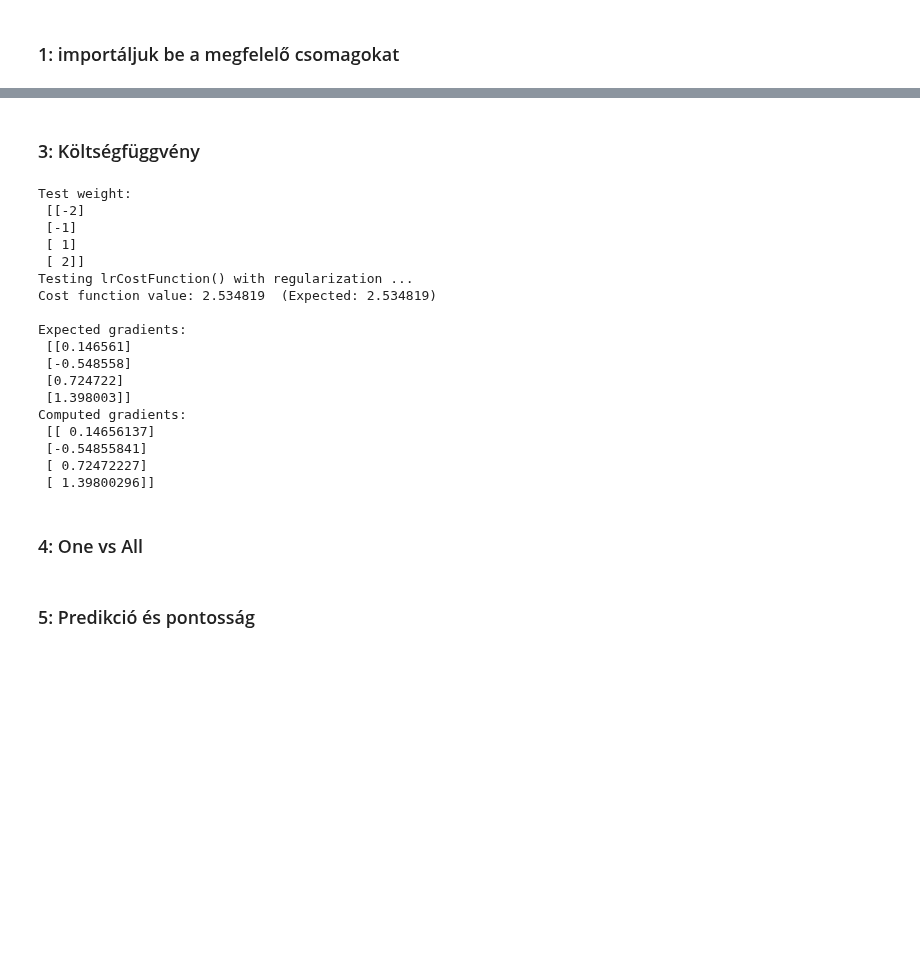
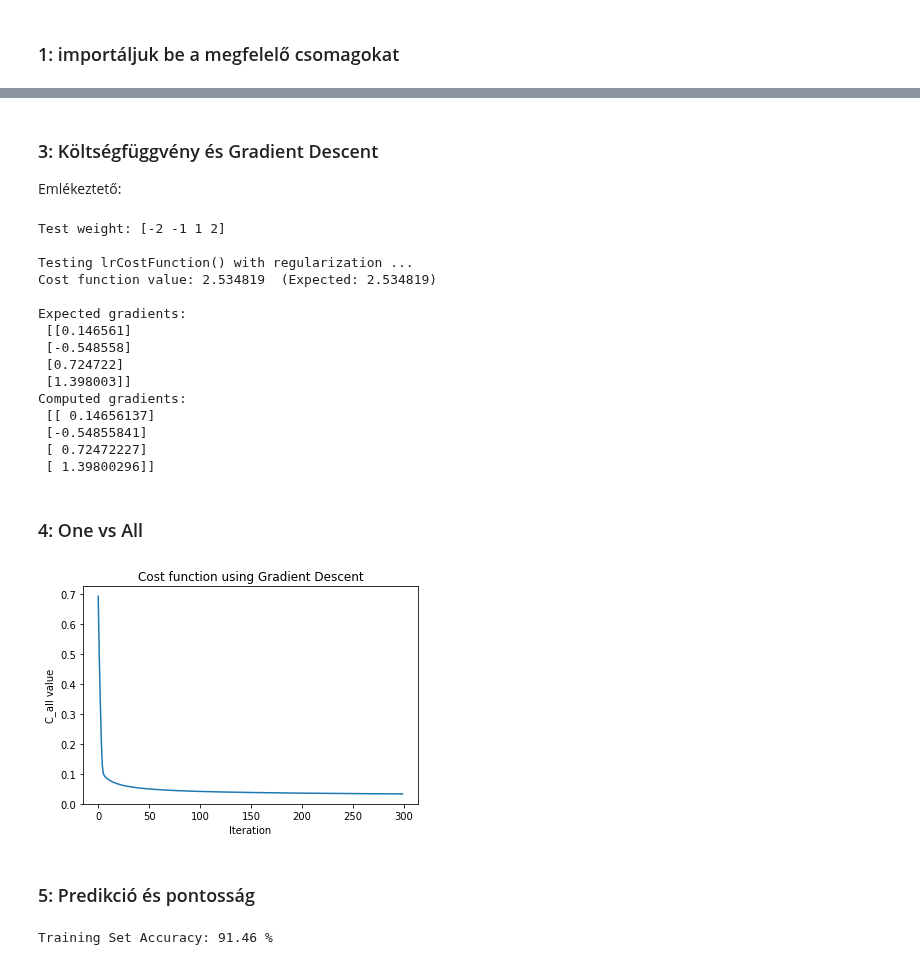
Before and after one commit to Fortuz/MIKRO_lab, a Jupyter notebook: AdaptiveRoboLabor/Jupyter/L05_MulticlassClassification_OneVsAll/L05 - Többosztályos klasszifikáció - Egy vs Többi (One vs All).ipynb, the cells around one changed output, grey strips where cells are left out. Drawn from its saved outputs; the diff is of its cells as text; code cells hidden in the pictures; blank space fills up the shorter version.

```diff
--- a/AdaptiveRoboLabor/Jupyter/L05_MulticlassClassification_OneVsAll/L05 - Többosztályos klasszifikáció - Egy vs Többi (One vs All).ipynb
+++ b/AdaptiveRoboLabor/Jupyter/L05_MulticlassClassification_OneVsAll/L05 - Többosztályos klasszifikáció - Egy vs Többi (One vs All).ipynb
@@ -46,5 +46,7 @@ Now showing some random data from the dataset ...
 # %% [markdown]
-### 3: Költségfüggvény
+### 3: Költségfüggvény és Gradient Descent
+
+Emlékeztető:
 # %%
 def sigmoid(z):
     return 1/(1+np.exp(-z))                                                 # szigmoid függvény definíció
@@ -67,8 +71,8 @@ X_t = np.hstack((np.ones((5,1)),X_t))
 Y_t = np.array([1,0,1,0,1]).reshape(5,1)
 Lambda = 3
 
-C,grad = lrCostFunction(w_t, X_t, Y_t, Lambda)                          # költségfüggvény Lambda = 3
-print('\nTest weight: [-2 -1 1 2]\n't,'''
+C,grad = lrCostFunction(w_t, X_t, Y_t, Lambda)                           # költségfüggvény Lambda = 3
+print('\nTest weight: [-2 -1 1 2]\n''''
 Testing lrCostFunction() with regularization ...
 Cost function value: %.6f''' % C, ' (Expected: 2.534819)')
 print('''\nExpected gradients:
@@ -78,11 +82,8 @@ print('''\nExpected gradients:
  [1.398003]]
 Computed gradients:\n''',grad)
 # %% [output]
-Test weight:
- [[-2]
- [-1]
- [ 1]
- [ 2]]
+Test weight: [-2 -1 1 2]
+
 Testing lrCostFunction() with regularization ...
 Cost function value: 2.534819  (Expected: 2.534819)
 
@@ -96,42 +97,44 @@ Computed gradients:
  [-0.54855841]
  [ 0.72472227]
  [ 1.39800296]]
+# %%
+def gradientDescent(X,Y,w,learning_rate,num_iters,Lambda):                          # grádiens módszer definíciója
+    C_history = []
+
+    for i in range(num_iters):
+        C, grad =lrCostFunction(w,X,Y,Lambda)
+        w = w - (learning_rate * grad)
+        C_history.append(C)
+
+    return w, np.array(C_history)
 # %% [markdown]
 ### 4: One vs All
 # %%
-def gradientDescent(X,Y,w,alpha,num_iters,Lambda):                          # grádiens módszer definíciója
-    C_history = []
-
-    for i in range(num_iters):
-        C, grad =lrCostFunction(w,X,Y,Lambda)
-        w = w - (alpha * grad)
-        C_history.append(C)
-
-    return w, np.array(C_history)
-
 def oneVsAll(X, Y, num_labels, Lambda):                                     # One vs All definíciója
     m, n = X.shape[0],X.shape[1]                                            #
     w_init = np.zeros((n + 1, 1))                                           # init súly oszlopvektor, n+1 x 1
     w_all = []
     C_all = []
 
     X = np.hstack((np.ones((m, 1)), X))
 
     for i in range(1,num_labels + 1):
         w, C_history = gradientDescent(X, np.where(Y == i, 1, 0), w_init, 1, 300, Lambda)
         w_all.extend(w)
         C_all.extend(C_history)
 
     return np.array(w_all).reshape(num_labels, n + 1), C_all
 
 
 
 w_all, C_all = oneVsAll(X,Y,10,0.1)
 plt.plot(C_all[0:300])
 plt.title("Cost function using Gradient Descent")
 plt.xlabel("Iteration")
 plt.ylabel("C_all value")
 plt.show()
+# %% [output]
+[figure, added]
 # %% [markdown]
 ### 5: Predikció és pontosság
 # %%
@@ -145,3 +148,5 @@ def predictionOneVsAll(w_all,X):
 pred = predictionOneVsAll(w_all, X)
 acc = sum(pred[:,np.newaxis]==Y)[0]/5000*100
 print("Training Set Accuracy:", acc,"%")
+# %% [output]
+Training Set Accuracy: 91.46 %
```
Also changed, not shown: parts of 2 cells of this notebook.
